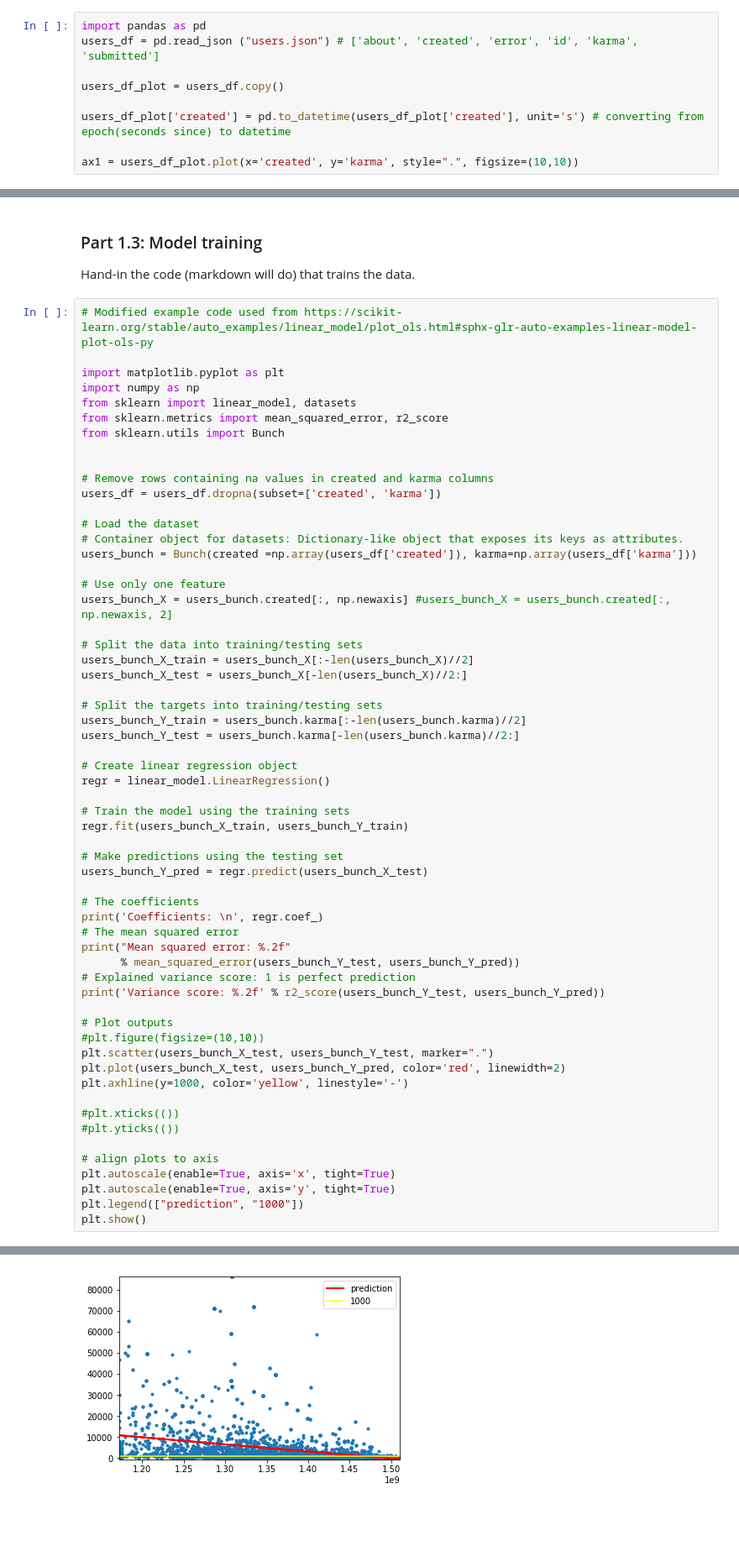
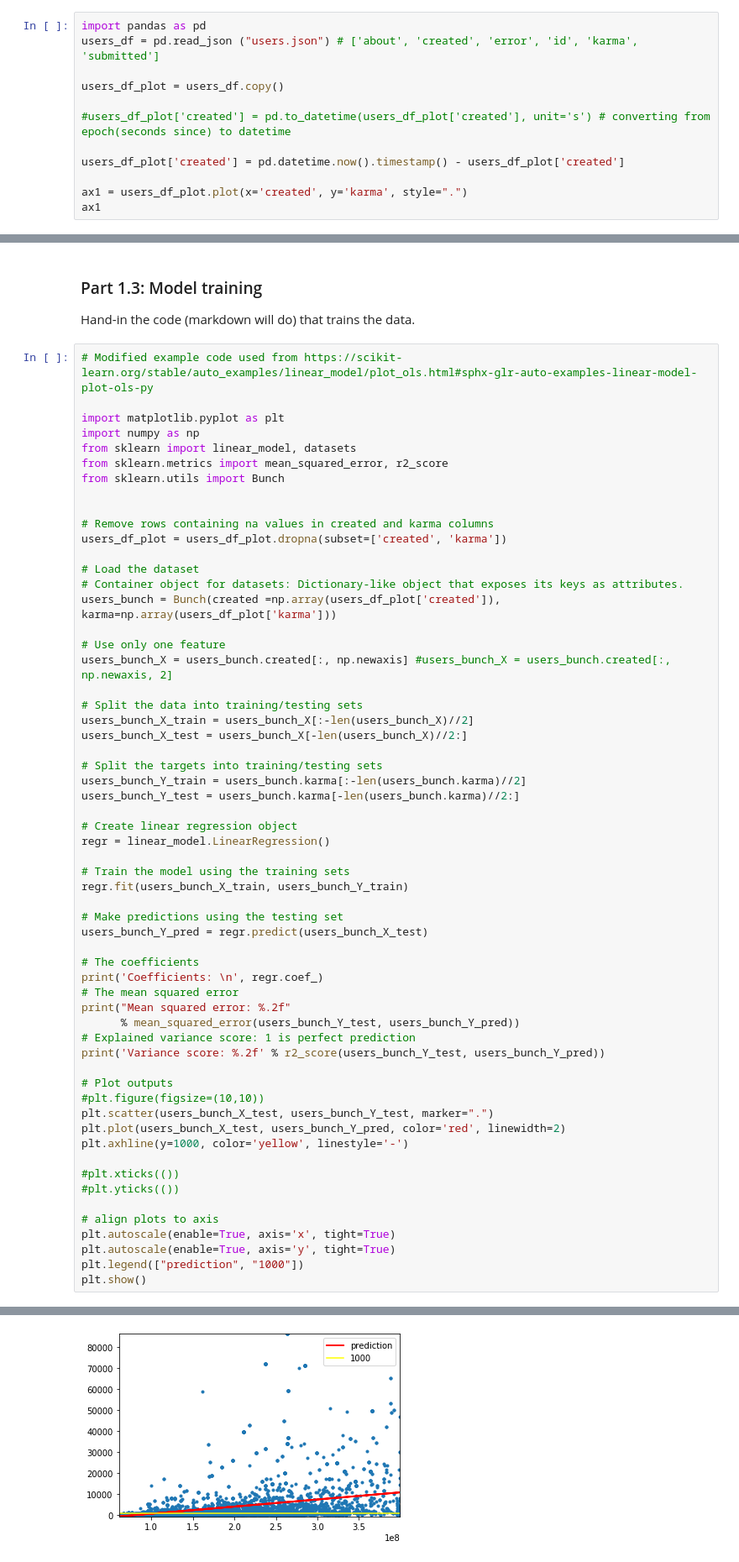
Before and after one commit to Business-Intelligence-Dangerous-Memory/Assignment_6, a Jupyter notebook: Assignment 6 - Basic Machine Learning.ipynb, the cells around one changed output, grey strips where cells are left out. Shown: that part at 84% size. Drawn from its saved outputs; the diff is of its cells as text; blank space fills up the shorter version.

```diff
--- a/Assignment 6 - Basic Machine Learning.ipynb
+++ b/Assignment 6 - Basic Machine Learning.ipynb
@@ -16,6 +16,9 @@ users_df = pd.read_json ("users.json") # ['about', 'created', 'error', 'id', 'ka
 
 users_df_plot = users_df.copy()
 
-users_df_plot['created'] = pd.to_datetime(users_df_plot['created'], unit='s') # converting from epoch(seconds since) to datetime
+#users_df_plot['created'] = pd.to_datetime(users_df_plot['created'], unit='s') # converting from epoch(seconds since) to datetime
 
-ax1 = users_df_plot.plot(x='created', y='karma', style=".", figsize=(10,10))
+users_df_plot['created'] = pd.datetime.now().timestamp() - users_df_plot['created']
+
+ax1 = users_df_plot.plot(x='created', y='karma', style=".")
+ax1
@@ -44,11 +50,11 @@ from sklearn.utils import Bunch
 
 
 # Remove rows containing na values in created and karma columns
-users_df = users_df.dropna(subset=['created', 'karma'])
+users_df_plot = users_df_plot.dropna(subset=['created', 'karma'])
 
 # Load the dataset
 # Container object for datasets: Dictionary-like object that exposes its keys as attributes.
-users_bunch = Bunch(created =np.array(users_df['created']), karma=np.array(users_df['karma']))
+users_bunch = Bunch(created =np.array(users_df_plot['created']), karma=np.array(users_df_plot['karma']))
 
 # Use only one feature
 users_bunch_X = users_bunch.created[:, np.newaxis] #users_bunch_X = users_bunch.created[:, np.newaxis, 2]
@@ -98,6 +104,6 @@ Coefficients:
 Mean squared error: 78589344.55
 Variance score: 0.14
-[figure, old version]
+[figure, new version]
 # %% [markdown]
 
 ### Part 1.4: Model Validation
```
Also changed, not shown: parts of 2 cells of this notebook.
